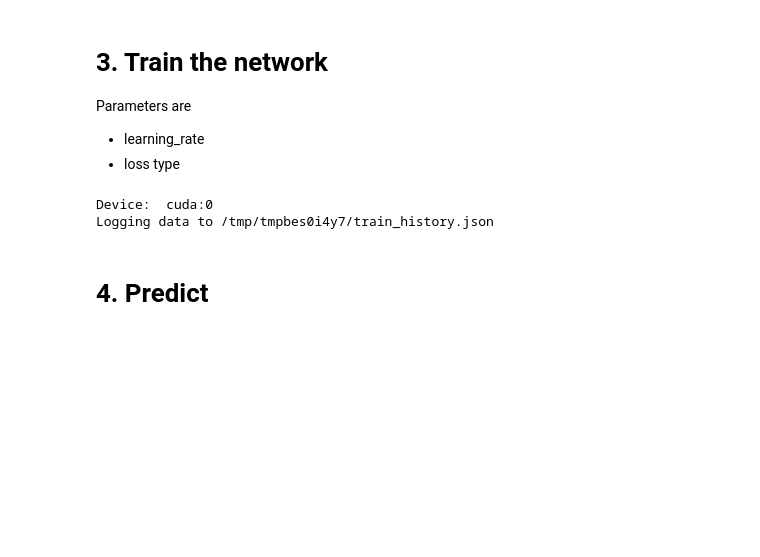
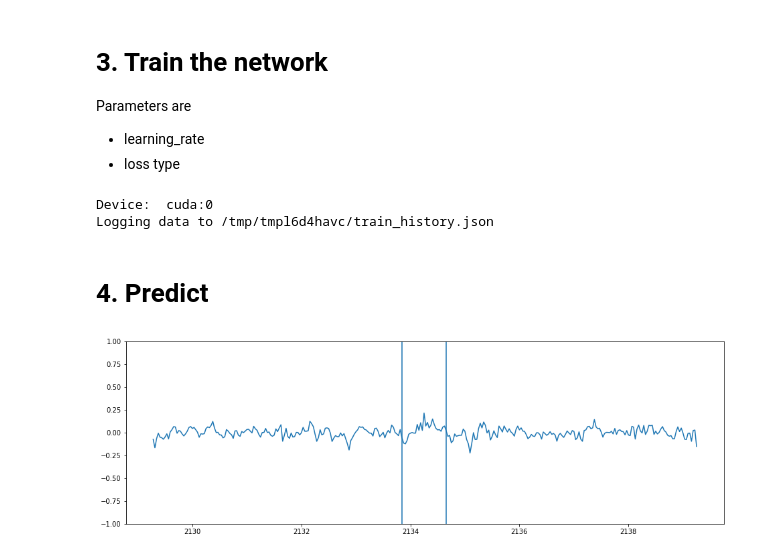
Before and after one commit to Dreem-Organization/dosed, a Jupyter notebook: minimum_example/train_and_evaluate_dosed.ipynb, the cells around one changed output. Drawn from its saved outputs; the diff is of its cells as text; code cells hidden in the pictures; blank space fills up the shorter version.

```diff
--- a/minimum_example/train_and_evaluate_dosed.ipynb
+++ b/minimum_example/train_and_evaluate_dosed.ipynb
@@ -138,17 +147,19 @@ probability_dropout = 0.1
 device = torch.device("cuda")
 
 conv_spec_layers=\
-    "[[16 , (2,5), (1,2), (0,0), (2,2)]] + " + \
-    "[[32 , (2,5), (1,2), (0,0), (2,2)]] + " + \
-    "[[64 , (2,5), (1,2), (0,0), (2,2)]] + " + \
-    "[[128, (1,3), (1,1), (0,0), (1,2)]] + " + \
-    "[[128, (1,3), (1,1), (0,0), (1,2)]] + " + \
-    "[[128, (1,3), (1,1), (0,0), (1,2)]]"
+    "[[4 , (1,3), (1,2), (0,2), (2,2)]] + " + \
+    "[[8 , (1,3), (1,2), (0,2), (2,2)]] + " + \
+    "[[16, (1,3), (1,1), (0,2), (2,2)]] + " + \
+    "[[32, (1,3), (1,1), (0,2), (1,2)]] + " + \
+    "[[64, (1,3), (1,1), (0,2), (1,2)]]"
+    #(channels, kernel, stride, padding, pooling)
 conv_raw_layers=\
-    "[[16 , (5,), (2,), (0,), (2,)]] + " + \
-    "[[32 , (5,), (2,), (0,), (2,)]] + " + \
-    "[[64 , (5,), (2,), (0,), (2,)]] + " + \
-    "[[128, (3,), (1,), (0,), (2,)]]"
+    "[[4 , (5,), (1,), (2,), (2,)]] + " + \
+    "[[8 , (5,), (1,), (2,), (2,)]] + " + \
+    "[[16 , (5,), (1,), (2,), (2,)]] + " + \
+    "[[32, (5,), (1,), (2,), (2,)]] + " + \
+    "[[64, (5,), (1,), (2,), (2,)]]"
+    #(channels, kernel, stride, padding, pooling)
 # %%
 sampling_frequency = dataset_train.fs
 
@@ -161,7 +172,7 @@ net_parameters = {
         default_event_size * sampling_frequency
         for default_event_size in default_event_sizes
     ],
-    "conv_spec_layers": "None",
+    "conv_spec_layers": conv_spec_layers,
     "conv_raw_layers": conv_raw_layers,
     "pdrop": probability_dropout,
     "fs": sampling_frequency,   # just used to print architecture info with right time
@@ -203,7 +214,7 @@ best_net_train, best_metrics_train, best_threshold_train = trainer.train(
 )
 # %% [output]
 Device:  cuda:0
-Logging data to /tmp/tmpbes0i4y7/train_history.json
+Logging data to /tmp/tmpl6d4havc/train_history.json
 # %% [markdown]
 # 4. Predict
 # %%
@@ -214,31 +225,33 @@ predictions = best_net_train.predict_dataset(
 # %%
 import matplotlib.pyplot as plt
 import numpy as np
 
 record = dataset_test.records[1]
 
 index_spindle = 30
 window_duration = 5
 
 # retrive spindle at the right index
 spindle_start = float(predictions[record][0][index_spindle][0]) / sampling_frequency
 spindle_end = float(predictions[record][0][index_spindle][1]) / sampling_frequency
 
 # center data window on annotated spindle
 start_window = spindle_start + (spindle_end - spindle_start) / 2 - window_duration
 stop_window = spindle_start + (spindle_end - spindle_start) / 2 + window_duration
 
 # Retrieve EEG data at right index
 index_start = int(start_window * sampling_frequency)
 index_stop = int(stop_window * sampling_frequency)
-y = dataset_test.signals[record]["data"][0][index_start:index_stop]
+y = dataset_test.signals[record]["data"]["raw"][0][index_start:index_stop]
 
 # Build corresponding time support
 t = start_window + np.cumsum(np.ones(index_stop - index_start) * 1 / sampling_frequency)
 
 plt.figure(figsize=(16, 5))
 plt.plot(t, y)
 plt.axvline(spindle_end)
 plt.axvline(spindle_start)
 plt.ylim([-1, 1])
 plt.show()
+# %% [output]
+[figure, added]
```
Also changed, not shown: parts of 2 cells of this notebook, 8 other files.
